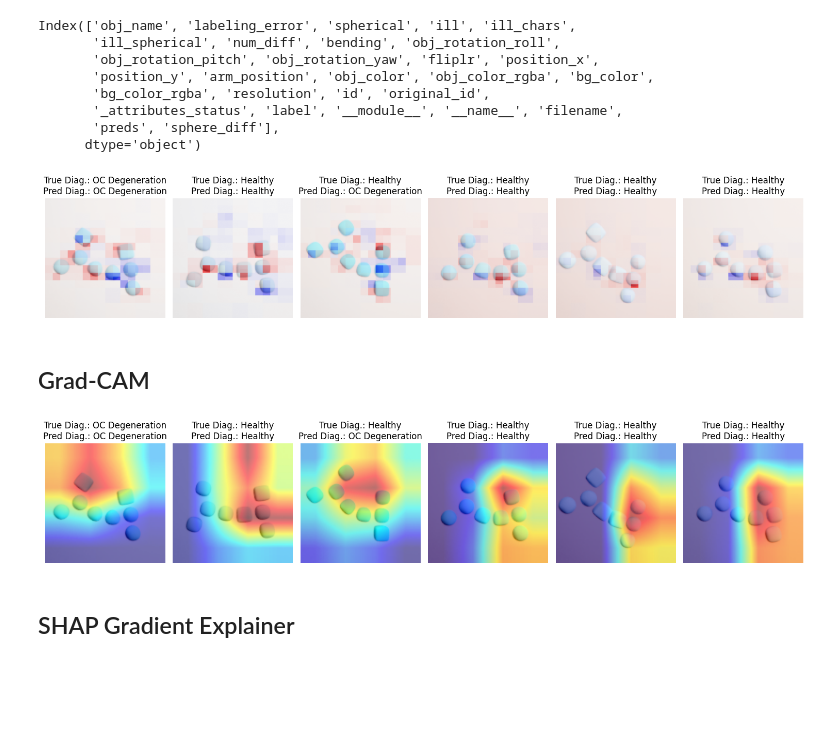
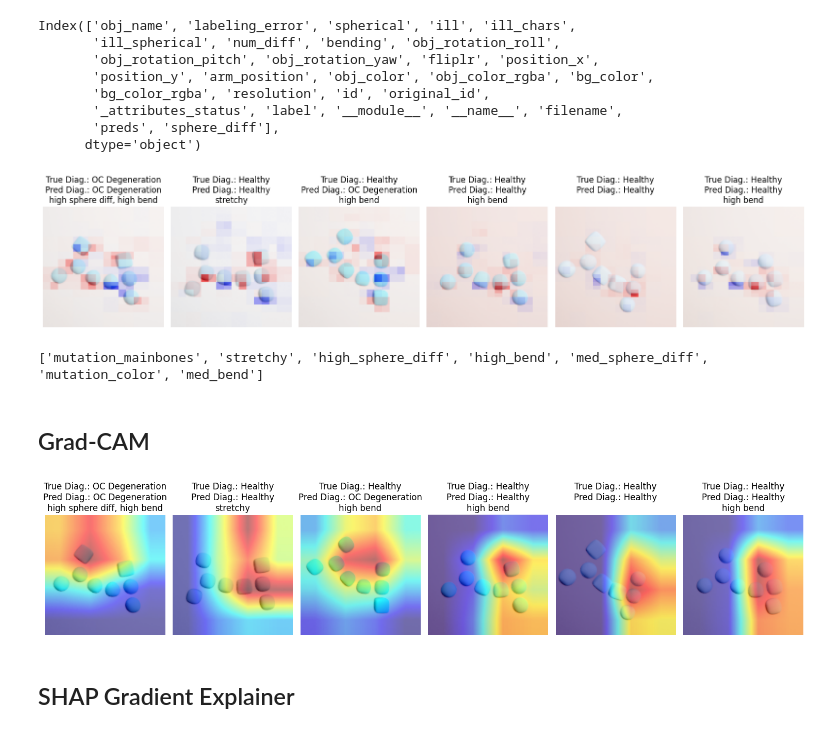
Before and after one commit to davidsjohnson/blockies-xai, a Jupyter notebook: simple_blockies_xai_defalult_blockies.ipynb, the cells around one changed output. Drawn from its saved outputs; the diff is of its cells as text; code cells hidden in the pictures; blank space fills up the shorter version.

```diff
--- a/simple_blockies_xai_defalult_blockies.ipynb
+++ b/simple_blockies_xai_defalult_blockies.ipynb
@@ -74,7 +74,7 @@ imp_features = ['ill_chars', 'spherical', 'ill_spherical', 'sphere_diff', 'bendi
 data_dir = utils.download_file(url="https://uni-bielefeld.sciebo.de/s/nDNVTlCGU5I0YkP/download",
                                file_name="blockies_datasets.tar.gz",
                                cache_dir='./data', # change this if needed
-                               extract=False,
+                               extract=True,
                                force_download=False,
                                archive_folder='blockies_datasets')
 
@@ -590,7 +591,9 @@ for i, (img, explanation, ax) in enumerate(zip(xai_exp_imgs, lime_explanations,
     display_blocky(mark_boundaries(temp, mask), ax)
     true_label = CLASSES[xai_exp_df.iloc[i]["ill"]]
     pred_label = CLASSES[xai_exp_df.iloc[i]["preds"]]
-    ax.set_title(f'True Diag.: {true_label}\nPred Diag.: {pred_label}')
+    ill_chars = [i for i in xai_exp_df.iloc[i]["ill_chars"] if i in ['high_sphere_diff', 'high_bend', 'mutation_mainbones', 'stretchy']]
+    ill_chars = ', '.join(ill_chars).replace('_', ' ')
+    ax.set_title(f'True Diag.: {true_label}\nPred Diag.: {pred_label}\n{ill_chars}')
 plt.tight_layout()
 plt.show()
 # %% [output]
@@ -657,19 +660,29 @@ Index(['obj_name', 'labeling_error', 'spherical', 'ill', 'ill_chars',
        'preds', 'sphere_diff'],
       dtype='object')
 # %%
-fig, axes = plt.subplots(1, 6, figsize=(15, 4))
+fig, axes = plt.subplots(1, 6, figsize=(16, 6))
 axes = axes.flatten()
 
 for i, (img, explanation, ax) in enumerate(zip(xai_exp_imgs_np, exps, axes)):
     shapvals = np.squeeze(explanation.values).sum(axis=-1)
     abs_max = np.abs(shapvals).max()
     ax.imshow(img)
     ax.imshow(shapvals, cmap='bwr', alpha=0.6, vmin=-abs_max, vmax=abs_max)
     ax.axis('off')
     true_label = CLASSES[xai_exp_df.iloc[i]["ill"]]
     pred_label = CLASSES[xai_exp_df.iloc[i]["preds"]]
-    ax.set_title(f'True Diag.: {true_label}\nPred Diag.: {pred_label}')
+    ill_chars = [i for i in xai_exp_df.iloc[i]["ill_chars"] if i in ['high_sphere_diff', 'high_bend', 'mutation_mainbones', 'stretchy']]
+    ill_chars = ', '.join(ill_chars).replace('_', ' ')
+    ax.set_title(f'True Diag.: {true_label}\nPred Diag.: {pred_label}\n{ill_chars}')
 plt.tight_layout()
 plt.show()
 # %% [output]
-[figure, old version]
+[figure, new version]
+# %%
+all_ill_chars = set()
+for index, row in test_df.iterrows():
+    all_ill_chars.update(row['ill_chars'])
+
+print(list(all_ill_chars))
+# %% [output]
+['mutation_mainbones', 'stretchy', 'high_sphere_diff', 'high_bend', 'med_sphere_diff', 'mutation_color', 'med_bend']
@@ -695,11 +710,13 @@ for i, (img, hm, ax) in enumerate(zip(xai_exp_imgs_np, heatmaps, axes)):
     display_blocky(visualization, ax)
     true_label = CLASSES[xai_exp_df.iloc[i]["ill"]]
     pred_label = CLASSES[xai_exp_df.iloc[i]["preds"]]
-    ax.set_title(f'True Diag.: {true_label}\nPred Diag.: {pred_label}')
+    ill_chars = [i for i in xai_exp_df.iloc[i]["ill_chars"] if i in ['high_sphere_diff', 'high_bend', 'mutation_mainbones', 'stretchy']]
+    ill_chars = ', '.join(ill_chars).replace('_', ' ')
+    ax.set_title(f'True Diag.: {true_label}\nPred Diag.: {pred_label}\n{ill_chars}')
 plt.tight_layout()
 plt.show()
 # %% [output]
-[figure, old version]
+[figure, new version]
 # %% [markdown]
 ## SHAP Gradient Explainer
 # %%
```
Also changed, not shown: parts of 12 cells of this notebook.
